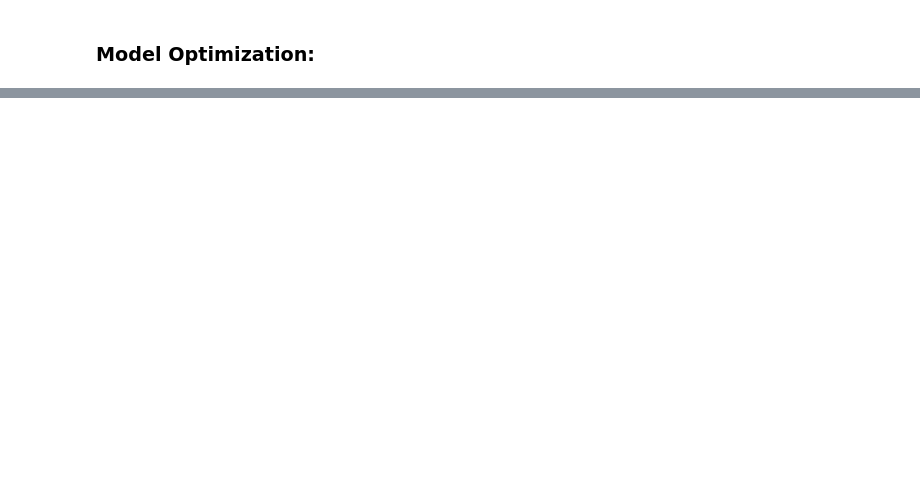
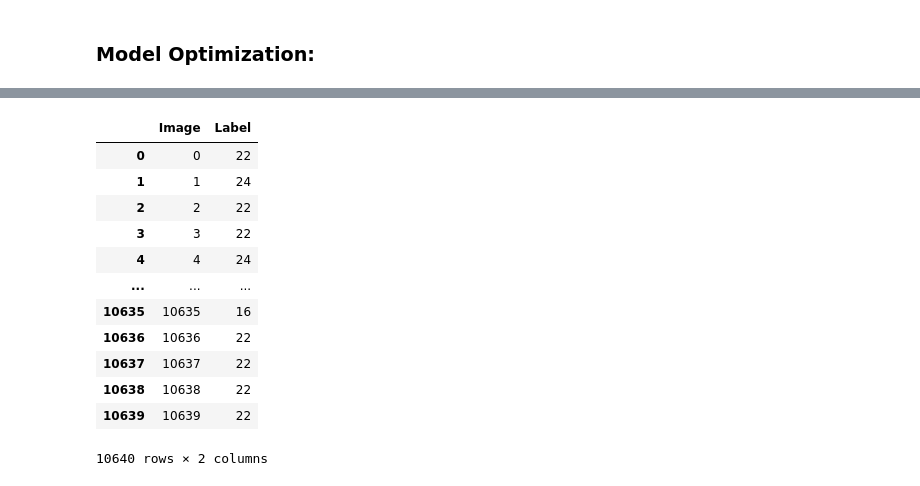
Before and after one commit to 37743/37743, a Jupyter notebook: nn-arabic-handwriting-320210207.ipynb, the cells around one changed output, grey strips where cells are left out. Cells and saved outputs as stored; diff of their text form; code cells hidden in the pictures; blank space fills up the shorter version.

Commit message:
Kaggle Notebook | NN-Arabic-Handwriting-320210207 | Version 3

```diff
--- a/nn-arabic-handwriting-320210207.ipynb
+++ b/nn-arabic-handwriting-320210207.ipynb
@@ -142,0 +209,2 @@ KeyboardInterrupt:
+# %%
+predictions = model.predict(test_images)
@@ -142,0 +215,2 @@ KeyboardInterrupt:
+# %%
+df_predictions = pd.DataFrame(columns=['Image','Label'], dtype=(np.int32,np.int32))
@@ -142,0 +223,7 @@ KeyboardInterrupt:
+# %%
+img_list = os.listdir('/kaggle/input/arabic-letters-classification/Final_Arabic_Alpha_dataset/Final_Arabic_Alpha_dataset/test')
+predictions_mod = np.argmax(predictions, axis=1)
+
+for idx, image in enumerate(img_list):
+    df2 = pd.DataFrame([[int(image.split(".")[0]), int(predictions_mod[idx])]], columns=['Image','Label'])
+    df_predictions = pd.concat([df_predictions, df2])
@@ -142,0 +239,18 @@ KeyboardInterrupt:
+# %%
+df_predictions.sort_values(by='Image', inplace=True)
+# %%
+df_predictions.reset_index(drop=True)
+# %% [output]
+|  | Image | Label |
+| 0 | 0 | 22 |
+| 1 | 1 | 24 |
+| 2 | 2 | 22 |
+| 3 | 3 | 22 |
+| 4 | 4 | 24 |
+| ... | ... | ... |
+| 10635 | 10635 | 16 |
+| 10636 | 10636 | 22 |
+| 10637 | 10637 | 22 |
+| 10638 | 10638 | 22 |
+| 10639 | 10639 | 22 |
+10640 rows × 2 columns
```
Also changed, not shown: parts of 34 cells of this notebook.
